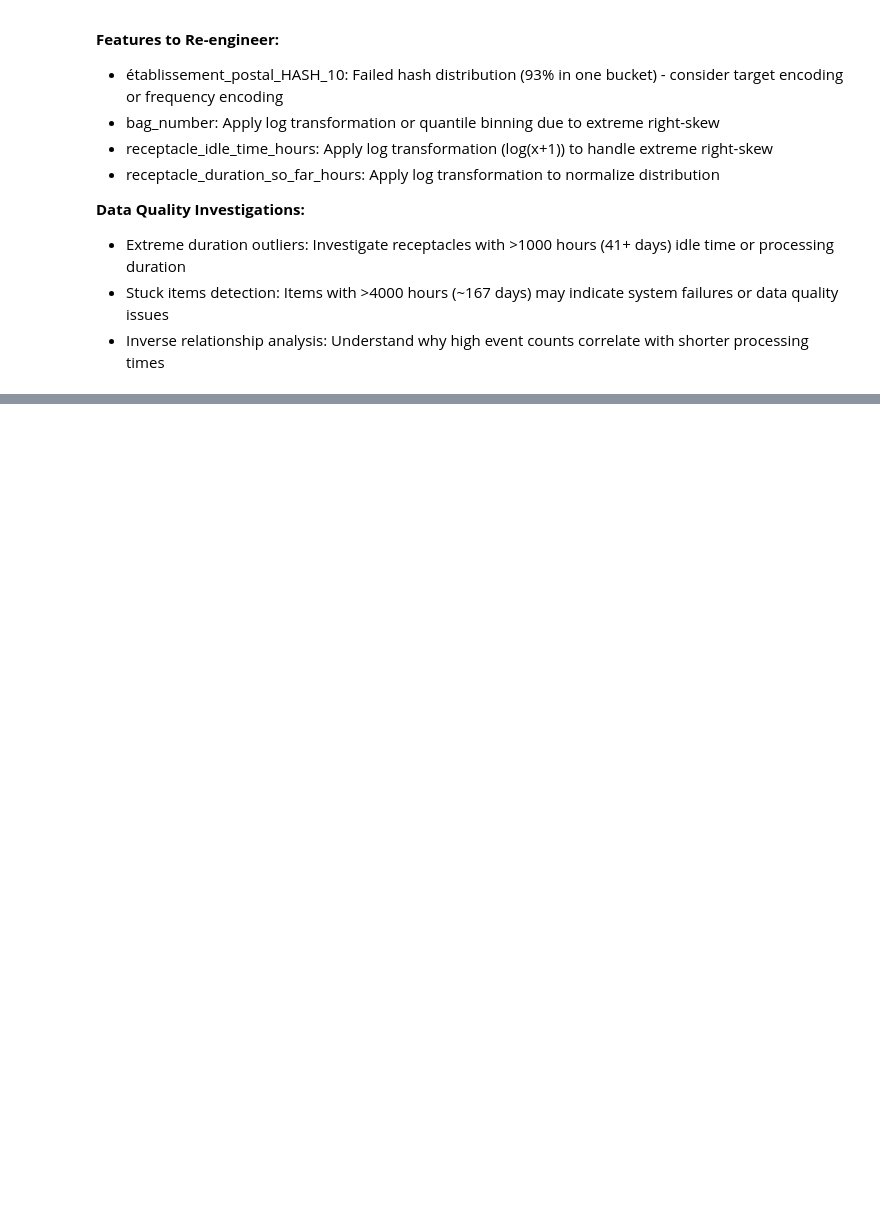
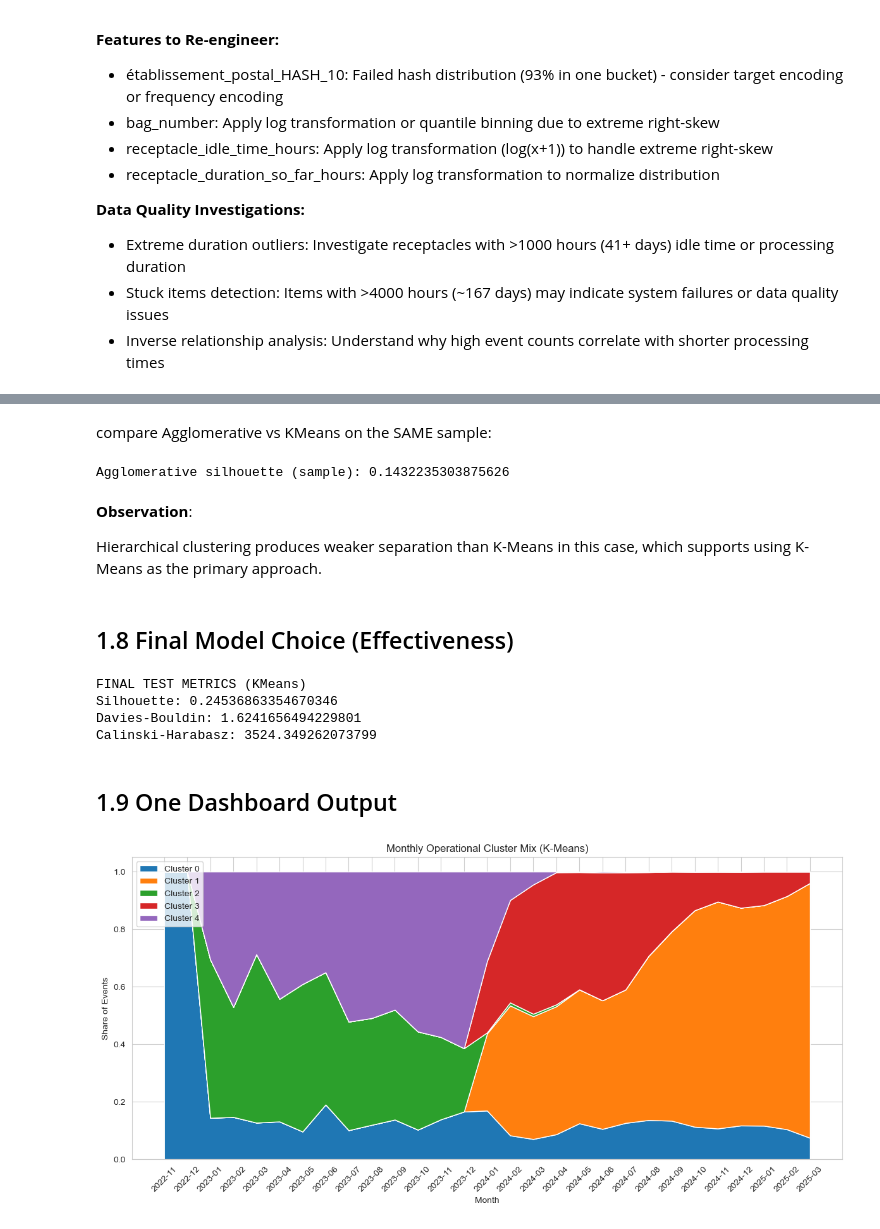
Before and after one commit to Ahmed-bjr/DataMiningProject, a Jupyter notebook: data_pre-processing.ipynb, the cells around one changed output, grey strips where cells are left out. Drawn from its saved outputs; the diff is of its cells as text; code cells hidden in the pictures; blank space fills up the shorter version.

```diff
--- a/data_pre-processing.ipynb
+++ b/data_pre-processing.ipynb
@@ -1638,0 +2047,60 @@ plt.show()
+# %% [markdown]
+compare Agglomerative vs KMeans on the SAME sample:
+# %%
+agg = AgglomerativeClustering(n_clusters=best_k, linkage="ward")
+labels_agg = agg.fit_predict(X_h_sc)
+
+sil_agg = silhouette_score(X_h_sc, labels_agg)
+print("Agglomerative silhouette (sample):", sil_agg)
+# %% [output]
+Agglomerative silhouette (sample): 0.1432235303875626
+# %% [markdown]
+**Observation**:
+
+Hierarchical clustering produces weaker separation than K-Means in this case, which supports using K-Means as the primary approach.
+# %% [markdown]
+## 1.8 Final Model Choice (Effectiveness)
+# %%
+print("FINAL TEST METRICS (KMeans)")
+print("Silhouette:", sil_test)
+print("Davies-Bouldin:", db_test)
+print("Calinski-Harabasz:", ch_test)
+# %% [output]
+FINAL TEST METRICS (KMeans)
+Silhouette: 0.24536863354670346
+Davies-Bouldin: 1.6241656494229801
+Calinski-Harabasz: 3524.349262073799
+# %% [markdown]
+## 1.9 One Dashboard Output
+# %%
+X_all = df_sorted[feature_cols].copy()
+for c in X_all.columns:
+    X_all[c] = pd.to_numeric(X_all[c], errors="coerce")
+X_all = X_all.fillna(0)
+
+X_all_sc = scaler.transform(X_all)
+df_sorted["cluster"] = kmeans_final.predict(X_all_sc)
+
+monthly_mix = (
+    df_sorted.groupby(["month", "cluster"])
+    .size()
+    .unstack(fill_value=0)
+)
+
+monthly_prop = monthly_mix.div(monthly_mix.sum(axis=1), axis=0)
+
+plt.figure(figsize=(12,6))
+plt.stackplot(
+    monthly_prop.index.astype(str),
+    monthly_prop.T.values,
+    labels=[f"Cluster {c}" for c in monthly_prop.columns]
+)
+plt.title("Monthly Operational Cluster Mix (K-Means)")
+plt.xlabel("Month")
+plt.ylabel("Share of Events")
+plt.xticks(rotation=45)
+plt.legend(loc="upper left")
+plt.tight_layout()
+plt.show()
+# %% [output]
+[figure, added]
```
Also changed, not shown: parts of 62 cells of this notebook.
